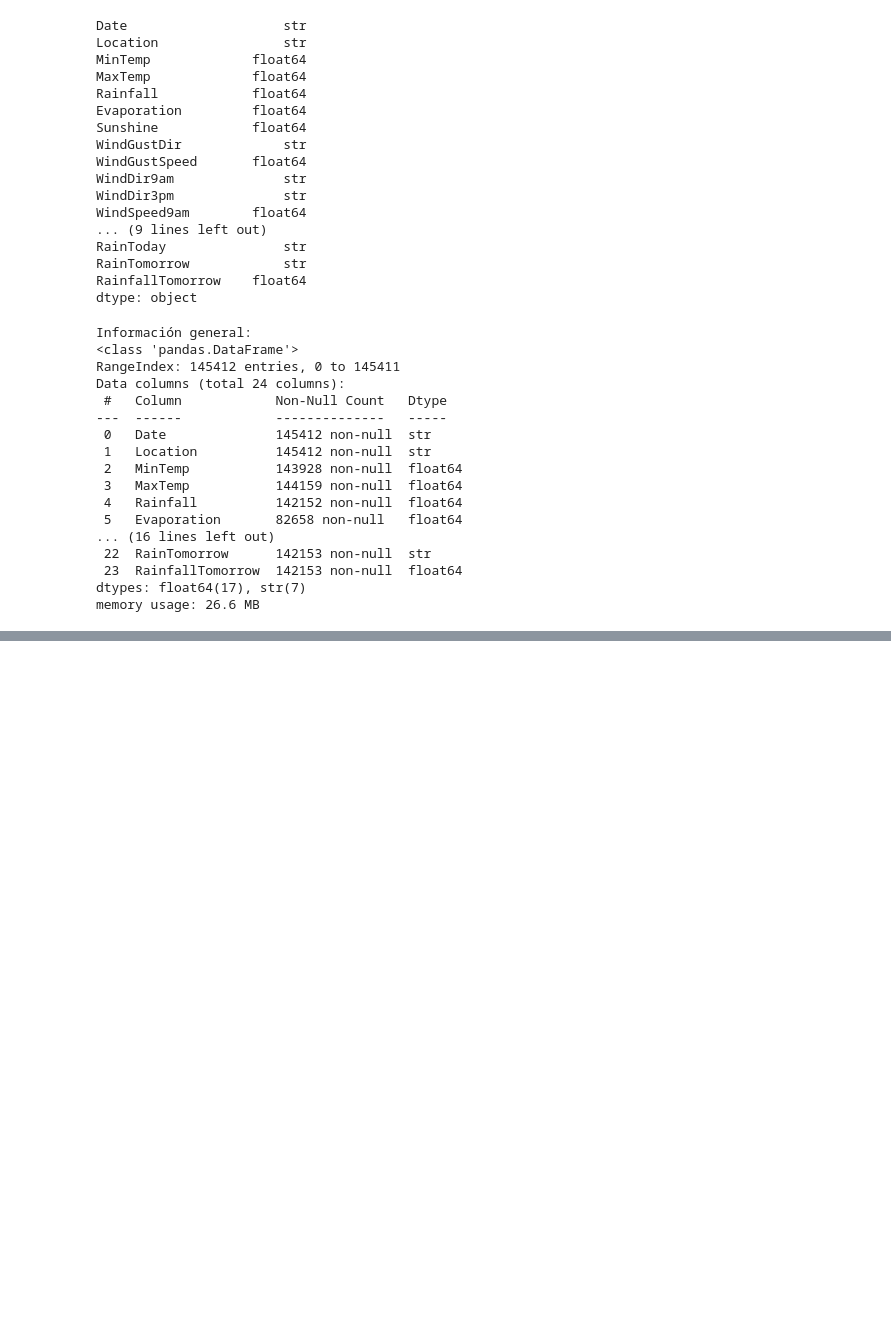
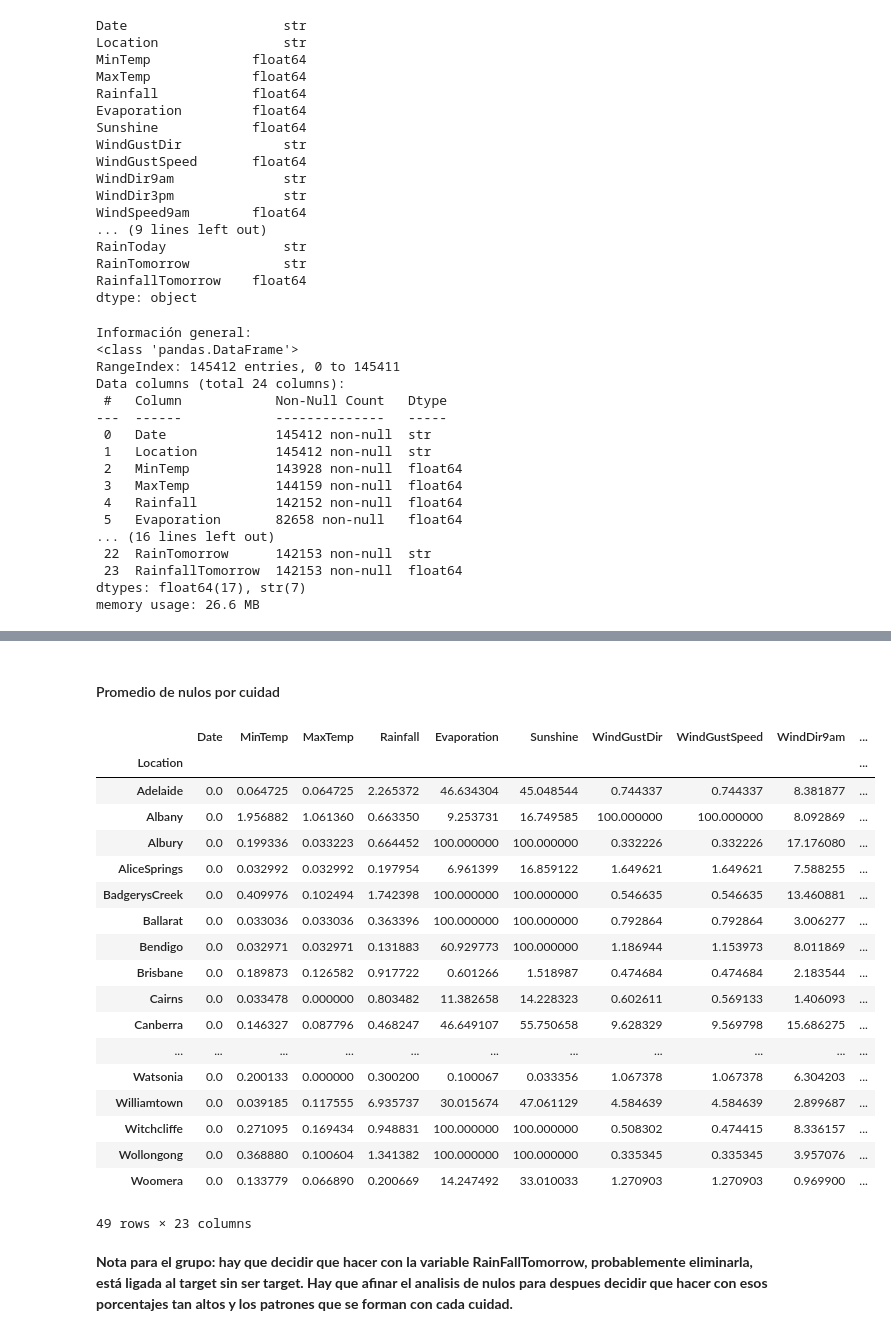
Before and after one commit to AlvaTF/TP-AA1-Ruiz-Toledo-Mendoza, a Jupyter notebook: TP_2/TP_clasificacion_AA1.ipynb, the cells around one changed output, grey strips where cells are left out. Cells and saved outputs as stored; diff of their text form; code cells hidden in the pictures; blank space fills up the shorter version.

```diff
--- a/TP_2/TP_clasificacion_AA1.ipynb
+++ b/TP_2/TP_clasificacion_AA1.ipynb
@@ -94,0 +209,26 @@ memory usage: 26.6 MB
+# %% [markdown]
+#### Promedio de nulos por cuidad
+# %%
+(df.groupby("Location").apply(lambda x: x.isnull().mean()*100))
+# %% [output]
+|  | Date | MinTemp | MaxTemp | Rainfall | Evaporation | Sunshine | WindGustDir | WindGustSpeed | WindDir9am | ... |
+| Location |  |  |  |  |  |  |  |  |  | ... |
+| Adelaide | 0.0 | 0.064725 | 0.064725 | 2.265372 | 46.634304 | 45.048544 | 0.744337 | 0.744337 | 8.381877 | ... |
+| Albany | 0.0 | 1.956882 | 1.061360 | 0.663350 | 9.253731 | 16.749585 | 100.000000 | 100.000000 | 8.092869 | ... |
+| Albury | 0.0 | 0.199336 | 0.033223 | 0.664452 | 100.000000 | 100.000000 | 0.332226 | 0.332226 | 17.176080 | ... |
+| AliceSprings | 0.0 | 0.032992 | 0.032992 | 0.197954 | 6.961399 | 16.859122 | 1.649621 | 1.649621 | 7.588255 | ... |
+| BadgerysCreek | 0.0 | 0.409976 | 0.102494 | 1.742398 | 100.000000 | 100.000000 | 0.546635 | 0.546635 | 13.460881 | ... |
+| Ballarat | 0.0 | 0.033036 | 0.033036 | 0.363396 | 100.000000 | 100.000000 | 0.792864 | 0.792864 | 3.006277 | ... |
+| Bendigo | 0.0 | 0.032971 | 0.032971 | 0.131883 | 60.929773 | 100.000000 | 1.186944 | 1.153973 | 8.011869 | ... |
+| Brisbane | 0.0 | 0.189873 | 0.126582 | 0.917722 | 0.601266 | 1.518987 | 0.474684 | 0.474684 | 2.183544 | ... |
+| Cairns | 0.0 | 0.033478 | 0.000000 | 0.803482 | 11.382658 | 14.228323 | 0.602611 | 0.569133 | 1.406093 | ... |
+| Canberra | 0.0 | 0.146327 | 0.087796 | 0.468247 | 46.649107 | 55.750658 | 9.628329 | 9.569798 | 15.686275 | ... |
+| ... | ... | ... | ... | ... | ... | ... | ... | ... | ... | ... |
+| Watsonia | 0.0 | 0.200133 | 0.000000 | 0.300200 | 0.100067 | 0.033356 | 1.067378 | 1.067378 | 6.304203 | ... |
+| Williamtown | 0.0 | 0.039185 | 0.117555 | 6.935737 | 30.015674 | 47.061129 | 4.584639 | 4.584639 | 2.899687 | ... |
+| Witchcliffe | 0.0 | 0.271095 | 0.169434 | 0.948831 | 100.000000 | 100.000000 | 0.508302 | 0.474415 | 8.336157 | ... |
+| Wollongong | 0.0 | 0.368880 | 0.100604 | 1.341382 | 100.000000 | 100.000000 | 0.335345 | 0.335345 | 3.957076 | ... |
+| Woomera | 0.0 | 0.133779 | 0.066890 | 0.200669 | 14.247492 | 33.010033 | 1.270903 | 1.270903 | 0.969900 | ... |
+49 rows × 23 columns
+# %% [markdown]
+**Nota para el grupo: hay que decidir que hacer con la variable RainFallTomorrow, probablemente eliminarla, está ligada al target sin ser target. Hay que afinar el analisis de nulos para despues decidir que hacer con esos porcentajes tan altos y los patrones que se forman con cada cuidad.**
```
Also changed, not shown: parts of 6 cells of this notebook.
